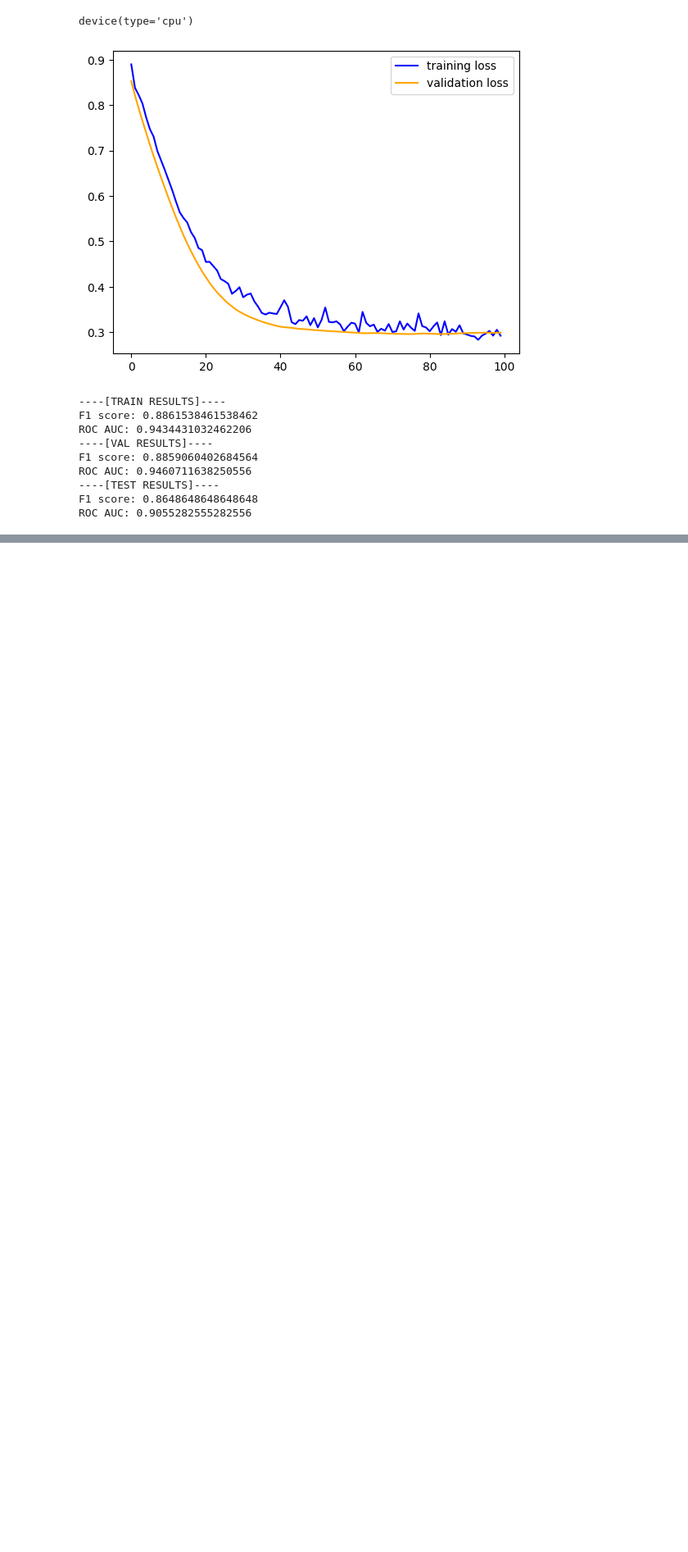
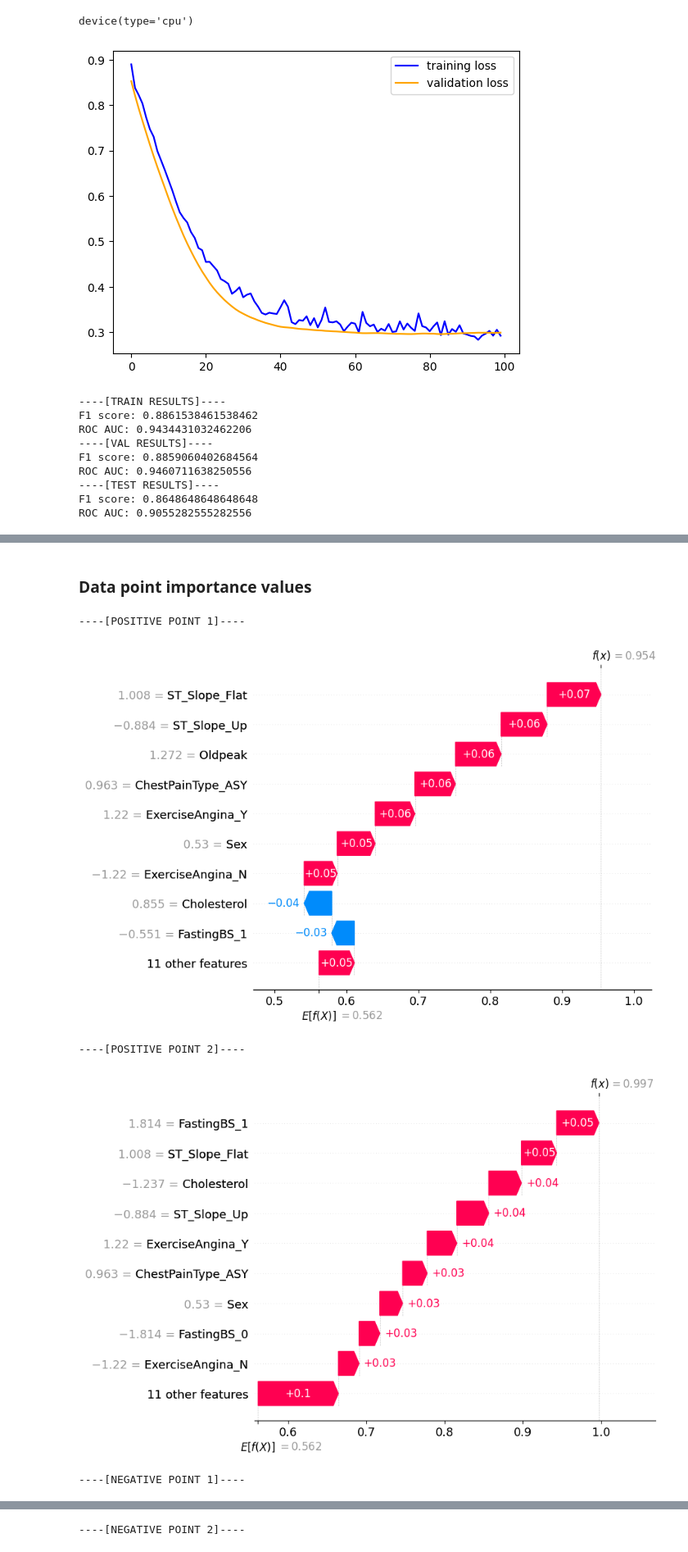
Before and after one commit to ArthGV/ml4h_2, a Jupyter notebook: 1_Q3.ipynb, the cells around one changed output, grey strips where cells are left out. Shown: that part at 82% size. Saved outputs shown, nothing was run; the diff lists cells and outputs as text; code cells hidden in the pictures; blank space fills up the shorter version.

Commit message:
shapley plots

```diff
--- a/1_Q3.ipynb
+++ b/1_Q3.ipynb
@@ -134,0 +138,31 @@ ROC AUC: 0.9055282555282556
+# %%
+med = X_train.mean().values.reshape((1, X_train.shape[1]))
+
+def wrapped_model(x):
+    with torch.no_grad():
+        return model(torch.tensor(x, dtype=torch.float32)).numpy()
+
+explainer = shap.Explainer(wrapped_model, med)
+# %% [markdown]
+### Data point importance values
+# %%
+positive_indices = np.where(y_test == 1)[0][:2]
+negative_indices = np.where(y_test == 0)[0][:2]
+print('----[POSITIVE POINT 1]----')
+shap_values = explainer(X_test.iloc[[positive_indices[0]]])
+shap.plots.waterfall(shap_values[0])
+print('----[POSITIVE POINT 2]----')
+shap_values = explainer(X_test.iloc[[positive_indices[1]]])
+shap.plots.waterfall(shap_values[0])
+print('----[NEGATIVE POINT 1]----')
+shap_values = explainer(X_test.iloc[[negative_indices[0]]])
+shap.plots.waterfall(shap_values[0])
+print('----[NEGATIVE POINT 2]----')
+shap_values = explainer(X_test.iloc[[negative_indices[1]]])
+shap.plots.waterfall(shap_values[0])
+# %% [output]
+----[POSITIVE POINT 1]----
+[figure, added]
+----[POSITIVE POINT 2]----
+[figure, added]
+----[NEGATIVE POINT 1]----
@@ -134,0 +170 @@ ROC AUC: 0.9055282555282556
+----[NEGATIVE POINT 2]----
```
Also changed, not shown: parts of 5 cells of this notebook.
